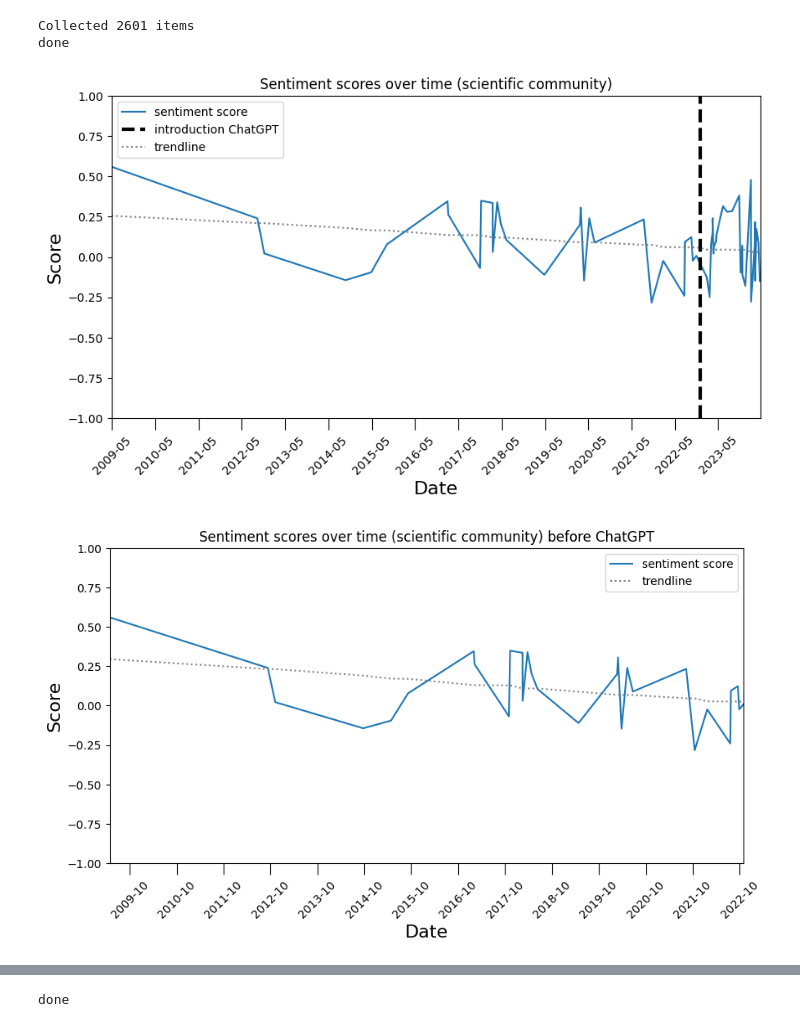
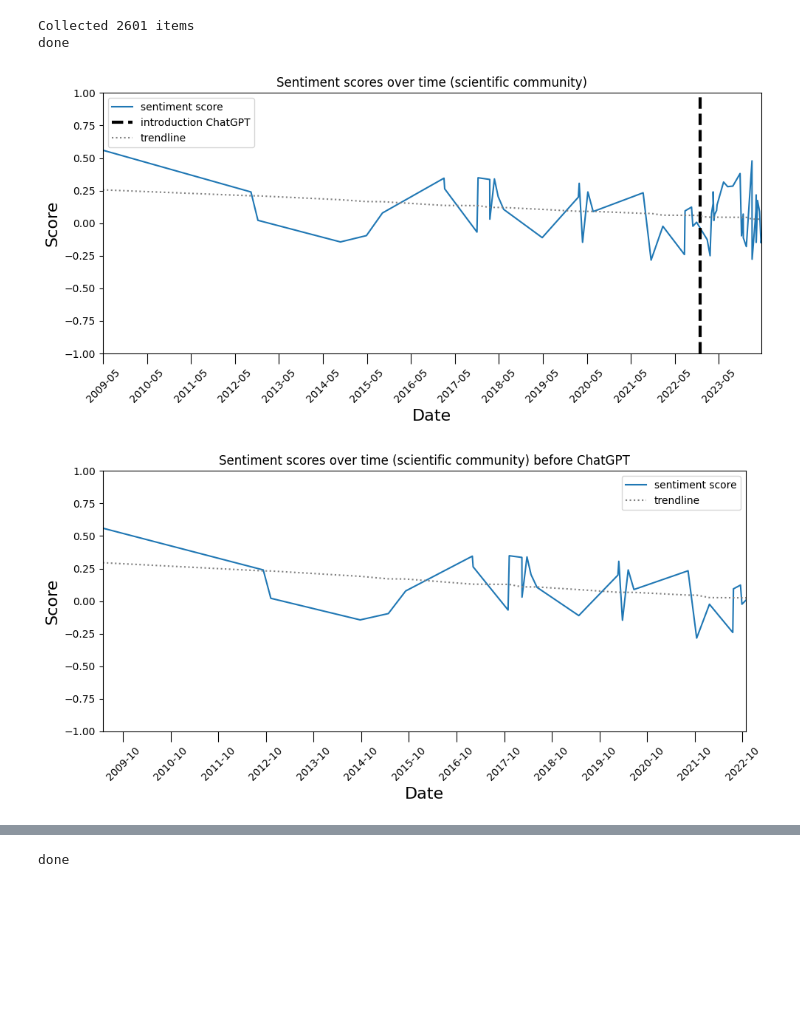
Before and after one commit to avhou/rai, a Jupyter notebook: assignment/assignment2/sentiment_analysis.ipynb, the cells around one changed output, grey strips where cells are left out. Drawn from its saved outputs; the diff is of its cells as text; code cells hidden in the pictures; blank space fills up the shorter version.

```diff
--- a/assignment/assignment2/sentiment_analysis.ipynb
+++ b/assignment/assignment2/sentiment_analysis.ipynb
@@ -104,6 +104,7 @@ def plot_sentiment(category: str, month_locator_interval = 12):
         ax.set_ylim([-1.0, 1.0])
         ax.set_xlabel(f"Date", fontsize=16)
         ax.set_ylabel(f"Score", fontsize=16)
+        plt.tight_layout()
         plt.show()
         fig.savefig(f"sentiment-{category}.png")
 
@@ -124,6 +125,7 @@ def plot_sentiment(category: str, month_locator_interval = 12):
         ax.set_ylim([-1.0, 1.0])
         ax.set_xlabel(f"Date", fontsize=16)
         ax.set_ylabel(f"Score", fontsize=16)
+        plt.tight_layout()
         plt.show()
         fig.savefig(f"sentiment-{category}-before-chatgpt.png")
 
@@ -143,32 +145,33 @@ def plot_sentiment(category: str, month_locator_interval = 12):
         ax.set_xlim(dates_after[0], dates_after[-1])
         ax.set_ylim([-1.0, 1.0])
         ax.set_xlabel(f"Date", fontsize=16)
         ax.set_ylabel(f"Score", fontsize=16)
+        plt.tight_layout()
         plt.show()
         fig.savefig(f"sentiment-{category}-after-chatgpt.png")
 
         def get_slope(dates, fn) -> float:
             date_first = to_int(dates[0])
             date_last = to_int(dates[-1])
             return (fn(date_last) - fn(date_first)) / (date_last - date_first)
 
         with open(f"tables-{category}.txt", "w") as f:
             f.write(f"|community|ChatGPT|slope|{os.linesep}")
             f.write(f"|---|---|---|{os.linesep}")
             slope = (((avg_scores[-1])-avg_scores[0]) / (p(to_int(dates[-1])) - p(to_int(dates[0]))))
             slope_before = ((avg_scores_before[-1]-avg_scores_before[0]) / (p(to_int(dates_before[-1])) - p(to_int(dates_before[0]))))
             slope_after = ((avg_scores_after[-1]-avg_scores_after[0]) / (p(to_int(dates_after[-1])) - p(to_int(dates_after[0]))))
             f.write(f"|{category}|before and after|{get_slope(dates, p):.4E}|{os.linesep}")
             f.write(f"|{category}|before|{get_slope(dates_before, p_before):.4E}|{os.linesep}")
             f.write(f"|{category}|after|{get_slope(dates_after, p_after):.4E}|{os.linesep}")
             f.write(f"{os.linesep}")
             f.write(f"Table: Slope values for {category} community \\label{{table:slopes-{category}}}")
 
 
 plot_sentiment("scientific")
 plot_sentiment("non-scientific", 3)
 
 print("done")
 # %% [output]
-[figure, old version]
+[figure, new version]
-[figure, old version]
+[figure, new version]
```
Also changed, not shown: parts of 1 cell of this notebook, 1 other file.
